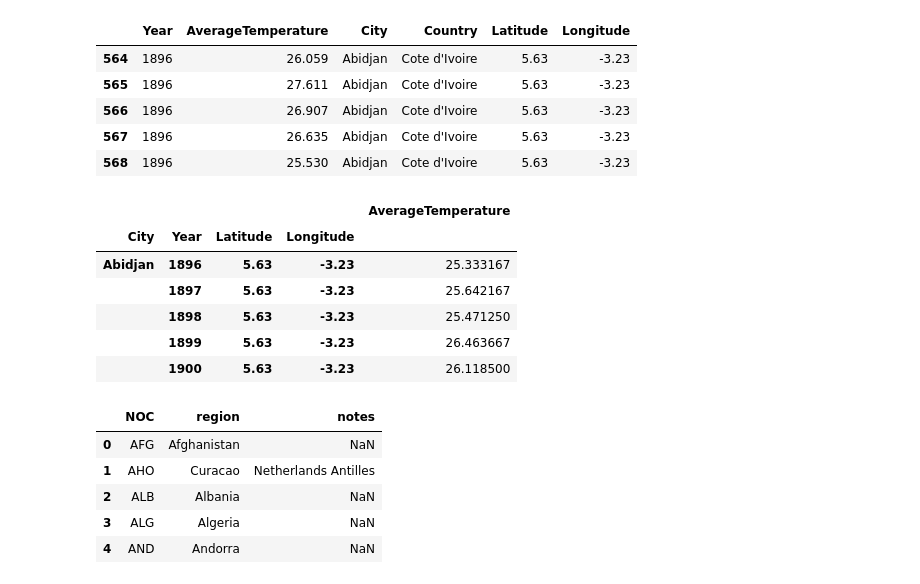
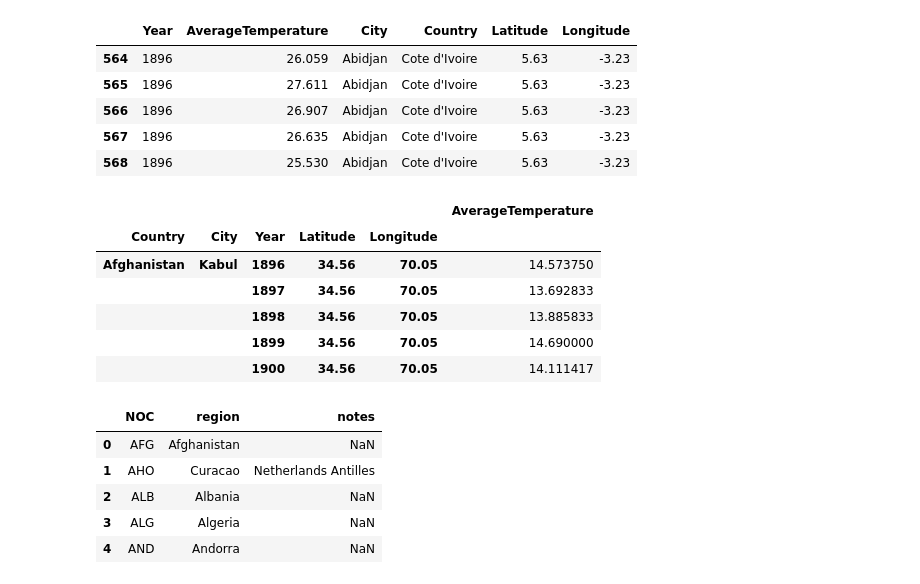
Before and after one commit to BPayne-216/project2_group4, a Jupyter notebook: DataCleanUp/DF_CleanUP.ipynb, the cells around one changed output. Saved outputs shown, nothing was run; the diff lists cells and outputs as text; code cells hidden in the pictures.

```diff
--- a/DataCleanUp/DF_CleanUP.ipynb
+++ b/DataCleanUp/DF_CleanUP.ipynb
@@ -270,18 +270,18 @@ city_temp.head()
 # %%
 # Groupby City, Year, Latitude, Longitude
 # Determine mean of Temp
-city_temp = city_temp.groupby(['City', 'Year', 'Latitude', 'Longitude'])
+city_temp = city_temp.groupby(['Country','City', 'Year', 'Latitude', 'Longitude'])
 city_temp = city_temp['AverageTemperature'].mean()
 city_temp = pd.DataFrame(city_temp)
 city_temp.head()
 # %% [output]
-|  |  |  |  | AverageTemperature |
-| City | Year | Latitude | Longitude |  |
-| Abidjan | 1896 | 5.63 | -3.23 | 25.333167 |
-|  | 1897 | 5.63 | -3.23 | 25.642167 |
-|  | 1898 | 5.63 | -3.23 | 25.471250 |
-|  | 1899 | 5.63 | -3.23 | 26.463667 |
-|  | 1900 | 5.63 | -3.23 | 26.118500 |
+|  |  |  |  |  | AverageTemperature |
+| Country | City | Year | Latitude | Longitude |  |
+| Afghanistan | Kabul | 1896 | 34.56 | 70.05 | 14.573750 |
+|  |  | 1897 | 34.56 | 70.05 | 13.692833 |
+|  |  | 1898 | 34.56 | 70.05 | 13.885833 |
+|  |  | 1899 | 34.56 | 70.05 | 14.690000 |
+|  |  | 1900 | 34.56 | 70.05 | 14.111417 |
 # %%
 # Save to CSV
 city_temp.to_csv('../csv_data/city_temperature_data.csv')
```
Also changed, not shown: parts of 3 cells of this notebook, 1 other file.
